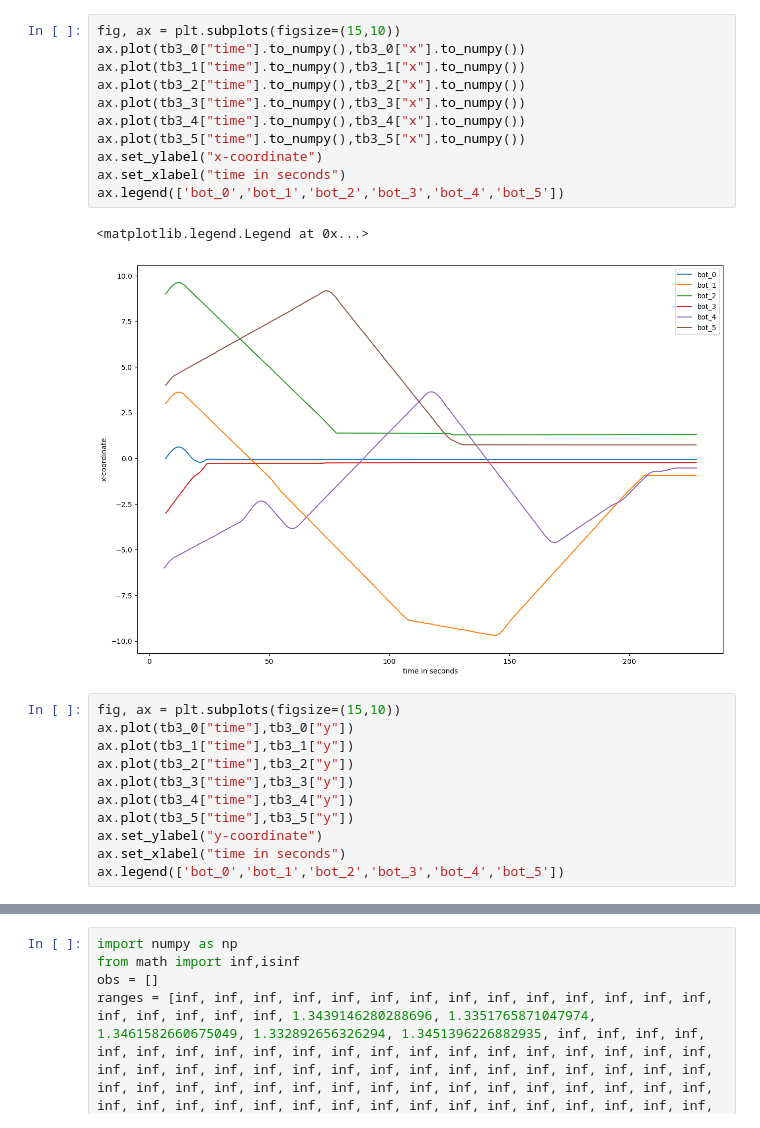
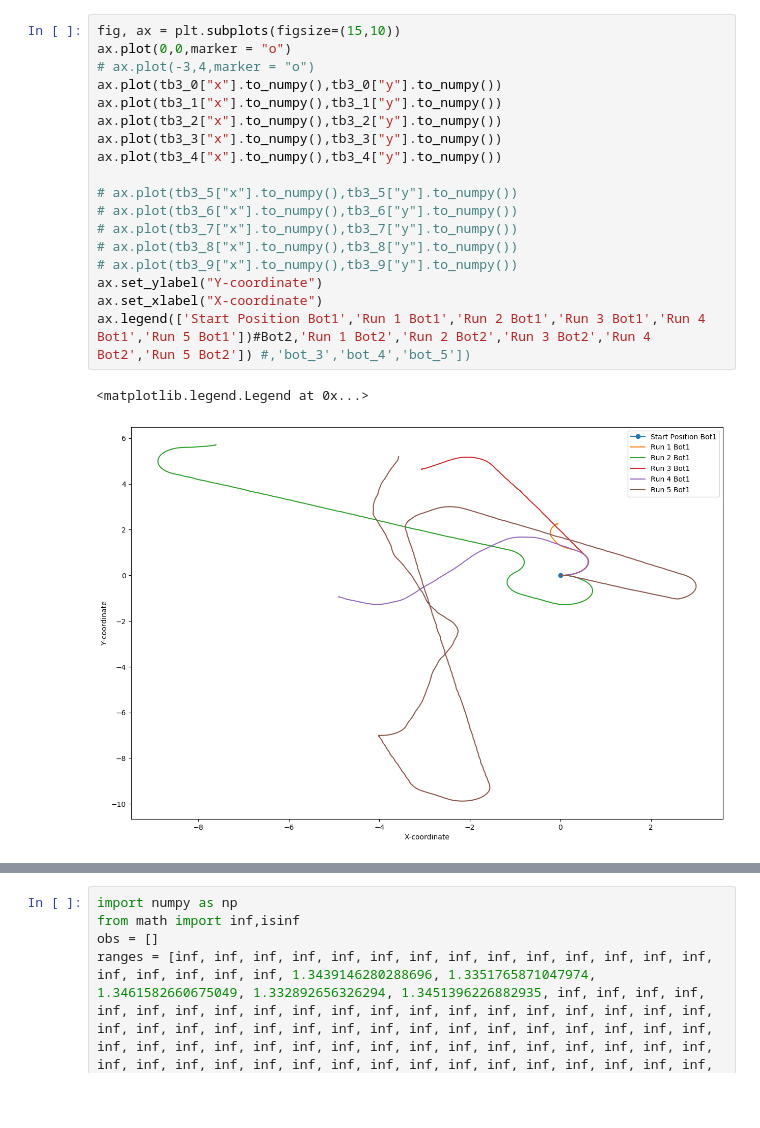
Before and after one commit to swe-sys/paper-review-repo, a Jupyter notebook: scripts/pu.ipynb, the cells around one changed output, grey strips where cells are left out. Saved outputs shown, nothing was run; the diff lists cells and outputs as text; blank space fills up the shorter version.

```diff
--- a/scripts/pu.ipynb
+++ b/scripts/pu.ipynb
@@ -13,25 +28,21 @@ tb3_5 = pd.read_csv('/home/sweksha/ros_ws/src/swarm_aggregation/scripts/Lidar6_1
 # %%
 fig, ax = plt.subplots(figsize=(15,10))
-ax.plot(tb3_0["time"].to_numpy(),tb3_0["x"].to_numpy())
-ax.plot(tb3_1["time"].to_numpy(),tb3_1["x"].to_numpy())
-ax.plot(tb3_2["time"].to_numpy(),tb3_2["x"].to_numpy())
-ax.plot(tb3_3["time"].to_numpy(),tb3_3["x"].to_numpy())
-ax.plot(tb3_4["time"].to_numpy(),tb3_4["x"].to_numpy())
-ax.plot(tb3_5["time"].to_numpy(),tb3_5["x"].to_numpy())
-ax.set_ylabel("x-coordinate")
-ax.set_xlabel("time in seconds")
-ax.legend(['bot_0','bot_1','bot_2','bot_3','bot_4','bot_5'])
+ax.plot(0,0,marker = "o")
+# ax.plot(-3,4,marker = "o")
+ax.plot(tb3_0["x"].to_numpy(),tb3_0["y"].to_numpy())
+ax.plot(tb3_1["x"].to_numpy(),tb3_1["y"].to_numpy())
+ax.plot(tb3_2["x"].to_numpy(),tb3_2["y"].to_numpy())
+ax.plot(tb3_3["x"].to_numpy(),tb3_3["y"].to_numpy())
+ax.plot(tb3_4["x"].to_numpy(),tb3_4["y"].to_numpy())
+
+# ax.plot(tb3_5["x"].to_numpy(),tb3_5["y"].to_numpy())
+# ax.plot(tb3_6["x"].to_numpy(),tb3_6["y"].to_numpy())
+# ax.plot(tb3_7["x"].to_numpy(),tb3_7["y"].to_numpy())
+# ax.plot(tb3_8["x"].to_numpy(),tb3_8["y"].to_numpy())
+# ax.plot(tb3_9["x"].to_numpy(),tb3_9["y"].to_numpy())
+ax.set_ylabel("Y-coordinate")
+ax.set_xlabel("X-coordinate")
+ax.legend(['Start Position Bot1','Run 1 Bot1','Run 2 Bot1','Run 3 Bot1','Run 4 Bot1','Run 5 Bot1'])#Bot2,'Run 1 Bot2','Run 2 Bot2','Run 3 Bot2','Run 4 Bot2','Run 5 Bot2']) #,'bot_3','bot_4','bot_5'])
 # %% [output]
 <matplotlib.legend.Legend at 0x...>
-[figure, old version]
+[figure, new version]
-# %%
-fig, ax = plt.subplots(figsize=(15,10))
-ax.plot(tb3_0["time"],tb3_0["y"])
-ax.plot(tb3_1["time"],tb3_1["y"])
-ax.plot(tb3_2["time"],tb3_2["y"])
-ax.plot(tb3_3["time"],tb3_3["y"])
-ax.plot(tb3_4["time"],tb3_4["y"])
-ax.plot(tb3_5["time"],tb3_5["y"])
-ax.set_ylabel("y-coordinate")
-ax.set_xlabel("time in seconds")
-ax.legend(['bot_0','bot_1','bot_2','bot_3','bot_4','bot_5'])
```
Also changed, not shown: parts of 4 cells of this notebook, 1 other file.
